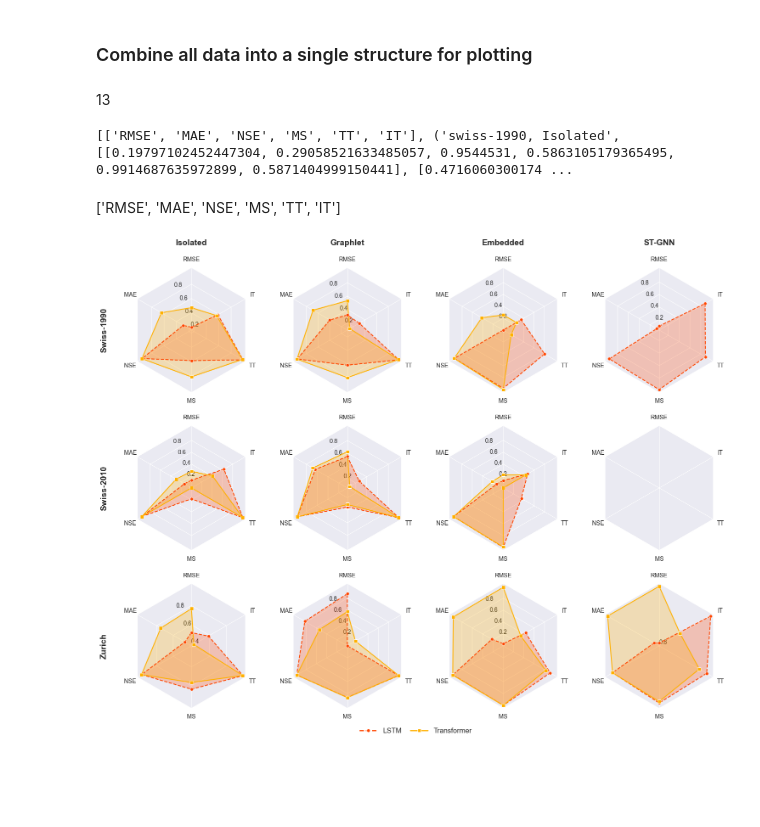
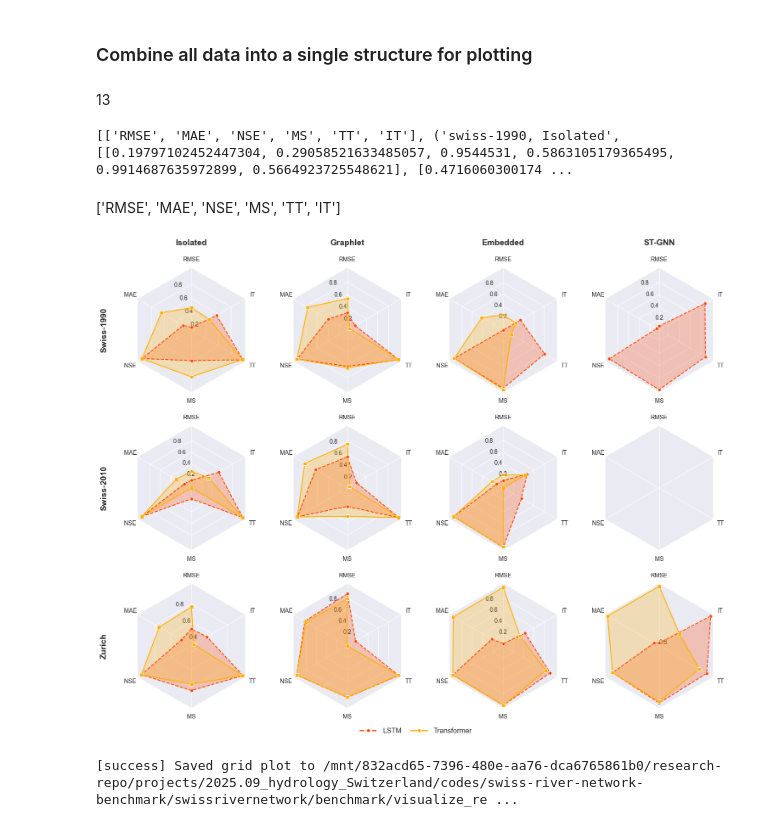
Before and after one commit to jajupmochi/swiss-river-network-benchmark, a Jupyter notebook: swissrivernetwork/benchmark/visualize_results/results_in_polar.ipynb, the cells around one changed output. Saved outputs shown, nothing was run; the diff lists cells and outputs as text; code cells hidden in the pictures; blank space fills up the shorter version.

Commit message:
feats: add figure saving and file system opening link in some .ipynb.

```diff
--- a/swissrivernetwork/benchmark/visualize_results/results_in_polar.ipynb
+++ b/swissrivernetwork/benchmark/visualize_results/results_in_polar.ipynb
@@ -238,7 +238,7 @@ METHODS = ['lstm', 'transformer', 'graphlet', 'transformer_graphlet', 'lstm_embe
 # Compute results and save to CSV:
 for graph_name in GRAPH_NAMES[0:]:
     print(f'{INFO_TAG} ================= Starting processing for graph="{graph_name}" =================')
-    infer_graph(graph_name, METHODS[2:4], window_len=90)  # test [2:3]
+    infer_graph(graph_name, METHODS[0:4], window_len=90)  # test [2:3]
 # %% [output]
 [info] ================= Starting processing for graph="swiss-1990" =================
 [interactive output not drawn]
@@ -517,7 +517,7 @@ print(len(data))
 print(data)
 # %% [output]
 13
-[['RMSE', 'MAE', 'NSE', 'MS', 'TT', 'IT'], ('swiss-1990, Isolated', [[0.19797102452447304, 0.29058521633485057, 0.9544531, 0.5863105179365495, 0.9914687635972899, 0.5871404999150441], [0.4716060300174 ...
+[['RMSE', 'MAE', 'NSE', 'MS', 'TT', 'IT'], ('swiss-1990, Isolated', [[0.19797102452447304, 0.29058521633485057, 0.9544531, 0.5863105179365495, 0.9914687635972899, 0.5664923725548621], [0.4716060300174 ...
 # %%
 import matplotlib.pyplot as plt
 import numpy as np
@@ -749,31 +749,40 @@ if __name__ == '__main__':
     labels = ('LSTM', 'Transformer')
     legend_elements = [
         Line2D(
             [0], [0], color=color, lw=2, linestyle=line_style,
             marker=scatter_marker, markersize=6, markerfacecolor=color,
             markeredgecolor='w', label=label
         )
         for color, line_style, scatter_marker, label in zip(colors, line_styles, scatter_markers, labels)
     ]
     legend = fig.legend(
         handles=legend_elements,
         # labels,
         loc='lower center',
         bbox_to_anchor=(0.5, 0.02),
         ncol=len(legend_elements),
         fontsize='medium',
         frameon=False,
         handlelength=2.5,
         columnspacing=1.2,
     )
 
     # fig.text(
     #     0.5, 0.965, '5-Factor Solution Profiles Across Four Scenarios',
     #     horizontalalignment='center', color='black', weight='bold',
     #     size='large'
     # )
 
     plt.show()
+
+    # Save figure:
+    output_path = CUR_ABS_DIR / 'figures' / 'all_resu_radar_grid_plot.pdf'
+    output_path.parent.mkdir(parents=True, exist_ok=True)
+    fig.savefig(output_path, dpi=300, bbox_inches='tight')
+    from swissrivernetwork.util.os import make_open_button
+    print(f'{SUCCESS_TAG}Saved grid plot to {output_path}.')
+    make_open_button(output_path)
 # %% [output]
 ['RMSE', 'MAE', 'NSE', 'MS', 'TT', 'IT']
-[figure, old version]
+[figure, new version]
+[success] Saved grid plot to /mnt/832acd65-7396-480e-aa76-dca6765861b0/research-repo/projects/2025.09_hydrology_Switzerland/codes/swiss-river-network-benchmark/swissrivernetwork/benchmark/visualize_re ...
```
Also changed, not shown: parts of 8 cells of this notebook, 1 other file.
